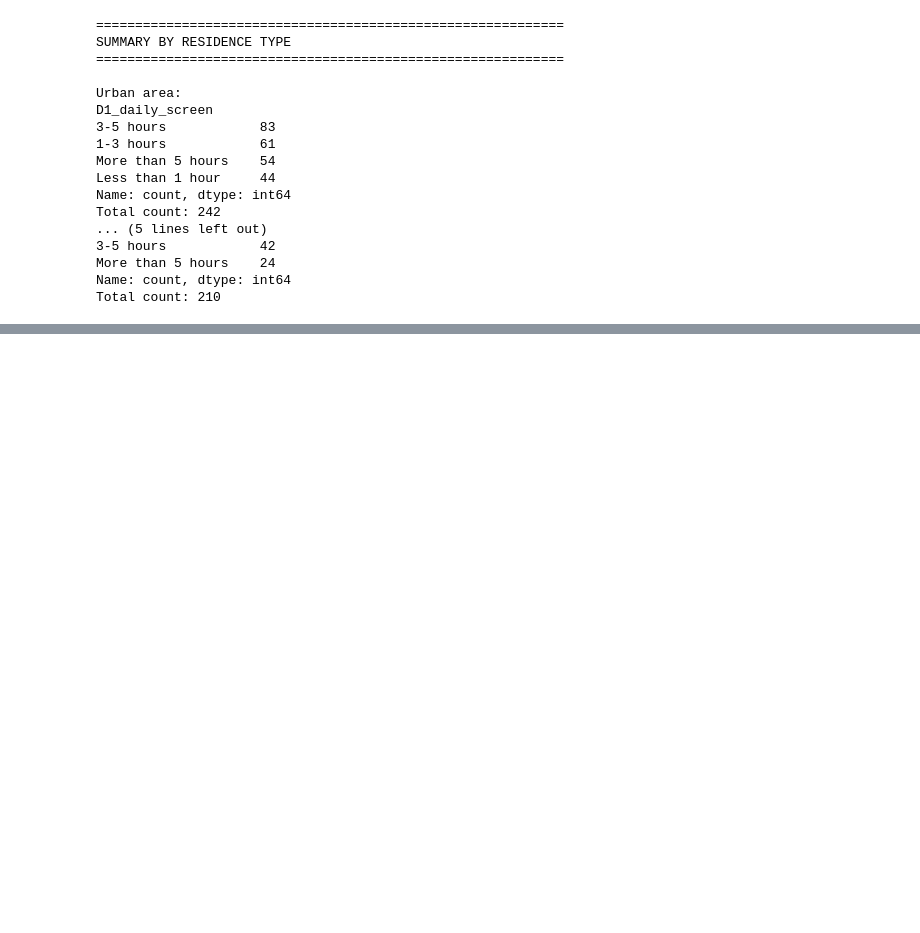
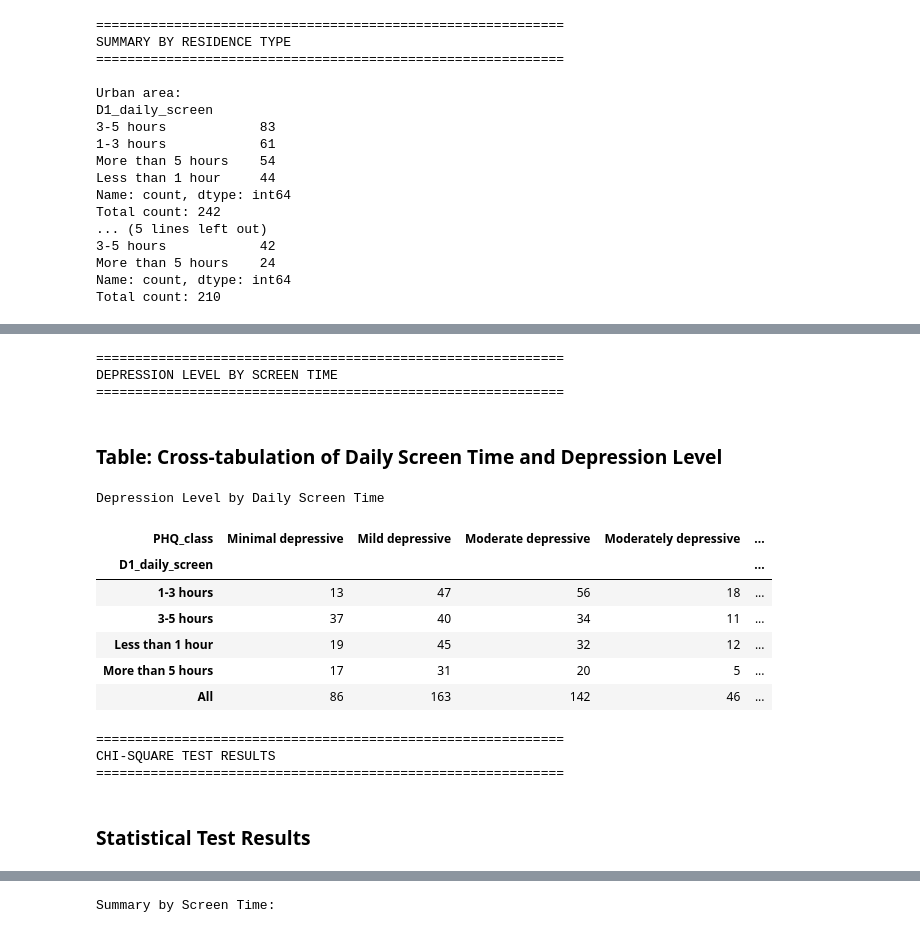
Before and after one commit to arshadziban/team_insightify, a Jupyter notebook: thesis_25.ipynb, the cells around one changed output, grey strips where cells are left out. Saved outputs shown, nothing was run; the diff lists cells and outputs as text; code cells hidden in the pictures; blank space fills up the shorter version.

```diff
--- a/thesis_25.ipynb
+++ b/thesis_25.ipynb
@@ -1233,0 +1143,79 @@ Result: Significant association between screen time and depression level (p < 0.
+# %%
+from IPython.display import display, HTML
+from scipy.stats import chi2_contingency
+
+# Depression Level by Screen Time Analysis
+print("=" * 60)
+print("DEPRESSION LEVEL BY SCREEN TIME")
+print("=" * 60)
+
+# Cross-tabulation of screen time and depression level
+ct_depression = pd.crosstab(df2['D1_daily_screen'], df2['PHQ_class'], margins=True)
+
+# Display as formatted HTML table
+display(HTML("<h3>Table: Cross-tabulation of Daily Screen Time and Depression Level</h3>"))
+display(ct_depression.style.set_caption("Depression Level by Daily Screen Time")
+                           .set_table_styles([
+                               {'selector': 'caption', 'props': [('font-weight', 'bold'), ('font-size', '12px')]},
+                               {'selector': 'thead', 'props': [('background-color', '#4ECDC4'), ('color', 'white'), ('font-weight', 'bold')]},
+                               {'selector': 'tbody td', 'props': [('border', '1px solid #ddd'), ('padding', '10px'), ('text-align', 'center')]},
+                               {'selector': 'tbody tr:nth-child(odd)', 'props': [('background-color', '#f9f9f9')]},
+                               {'selector': 'tbody tr:last-child', 'props': [('background-color', '#e8f8f7'), ('font-weight', 'bold')]},
+                           ])
+                           .format("{:.0f}"))
+
+# Chi-square test for association
+ct_test = pd.crosstab(df2['D1_daily_screen'], df2['PHQ_class'])
+chi2, p_value, dof, expected = chi2_contingency(ct_test)
+
+# Display Chi-square results
+print("\n" + "=" * 60)
+print("CHI-SQUARE TEST RESULTS")
+print("=" * 60)
+
+chi_results = pd.DataFrame({
+    'Test Statistic': [f'{chi2:.4f}'],
+    'P-value': [f'{p_value:.4f}'],
+    'Degrees of Freedom': [dof],
+    'Result': ['Significant (p < 0.05)' if p_value < 0.05 else 'Not Significant (p ≥ 0.05)']
+})
+
+display(HTML("<h3>Statistical Test Results</h3>"))
+display(chi_results.style.set_table_styles([
+    {'selector': 'caption', 'props': [('font-weight', 'bold'), ('font-size', '12px')]},
+    {'selector': 'thead', 'props': [('background-color', '#FF6B6B'), ('color', 'white'), ('font-weight', 'bold')]},
+    {'selector': 'tbody td', 'props': [('border', '1px solid #ddd'), ('padding', '10px')]},
+]))
+
+# Summary by screen time
+print("\nSummary by Screen Time:")
+summary_data = []
+for screen_time in sorted(df2['D1_daily_screen'].unique()):
+    screen_data = df2[df2['D1_daily_screen'] == screen_time]['PHQ_class'].value_counts().sort_index()
+    total = len(df2[df2['D1_daily_screen'] == screen_time])
+    summary_data.append({'Screen Time': screen_time, 'Total': total})
+
+summary_df = pd.DataFrame(summary_data)
+display(HTML("<h3>Summary: Sample Size by Screen Time</h3>"))
+display(summary_df.style.set_table_styles([
+    {'selector': 'thead', 'props': [('background-color', '#45B7D1'), ('color', 'white'), ('font-weight', 'bold')]},
+    {'selector': 'tbody td', 'props': [('border', '1px solid #ddd'), ('padding', '10px'), ('text-align', 'center')]},
+    {'selector': 'tbody tr:nth-child(odd)', 'props': [('background-color', '#f9f9f9')]},
+]))
+# %% [output]
+============================================================
+DEPRESSION LEVEL BY SCREEN TIME
+============================================================
+Table: Cross-tabulation of Daily Screen Time and Depression Level
+Depression Level by Daily Screen Time
+| PHQ_class | Minimal depressive | Mild depressive | Moderate depressive | Moderately depressive | ... |
+| D1_daily_screen |  |  |  |  | ... |
+| 1-3 hours | 13 | 47 | 56 | 18 | ... |
+| 3-5 hours | 37 | 40 | 34 | 11 | ... |
+| Less than 1 hour | 19 | 45 | 32 | 12 | ... |
+| More than 5 hours | 17 | 31 | 20 | 5 | ... |
+| All | 86 | 163 | 142 | 46 | ... |
+============================================================
+CHI-SQUARE TEST RESULTS
+============================================================
+Statistical Test Results
@@ -1233,0 +1224 @@ Result: Significant association between screen time and depression level (p < 0.
+Summary by Screen Time:
```
Also changed, not shown: parts of 2 cells of this notebook.
